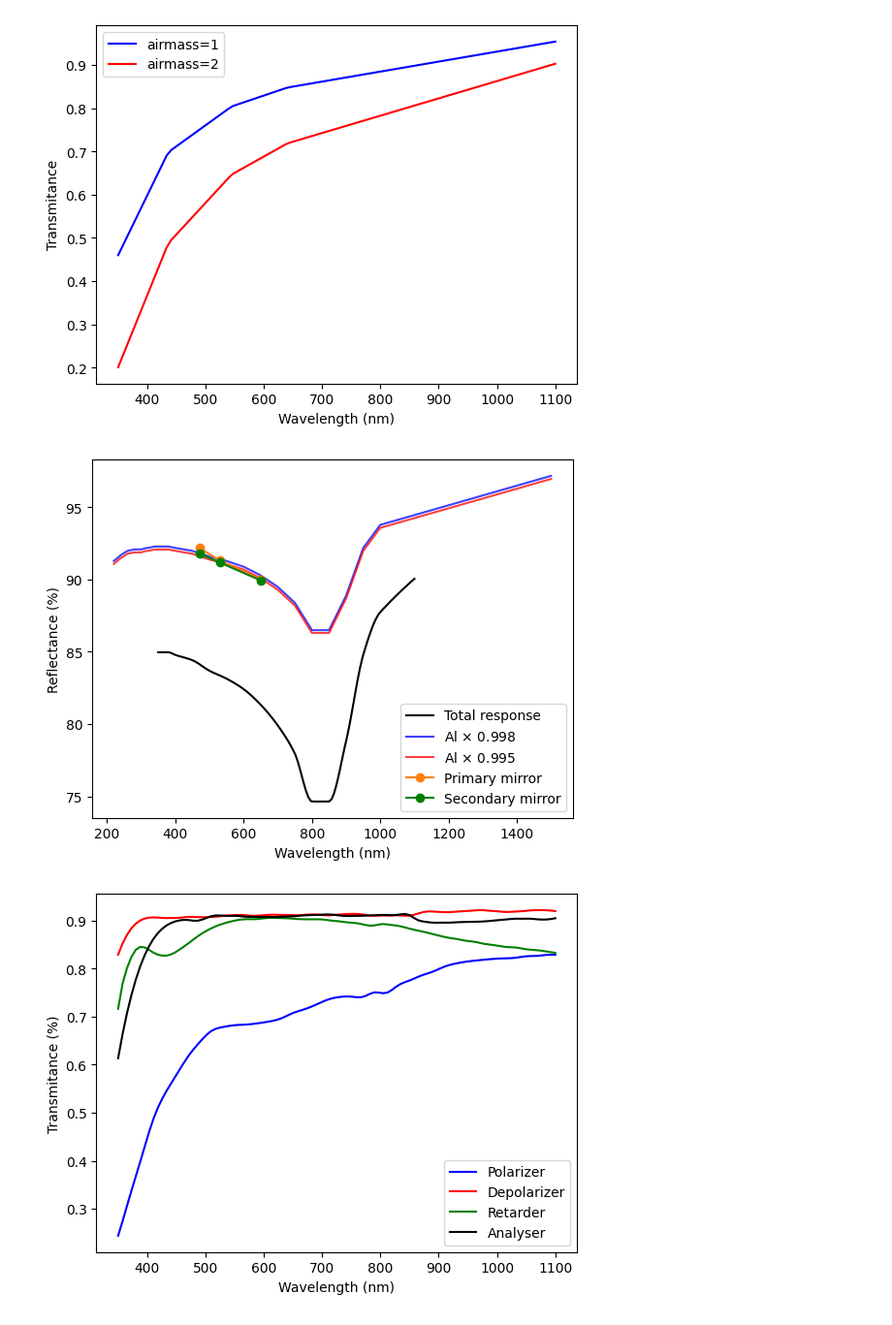
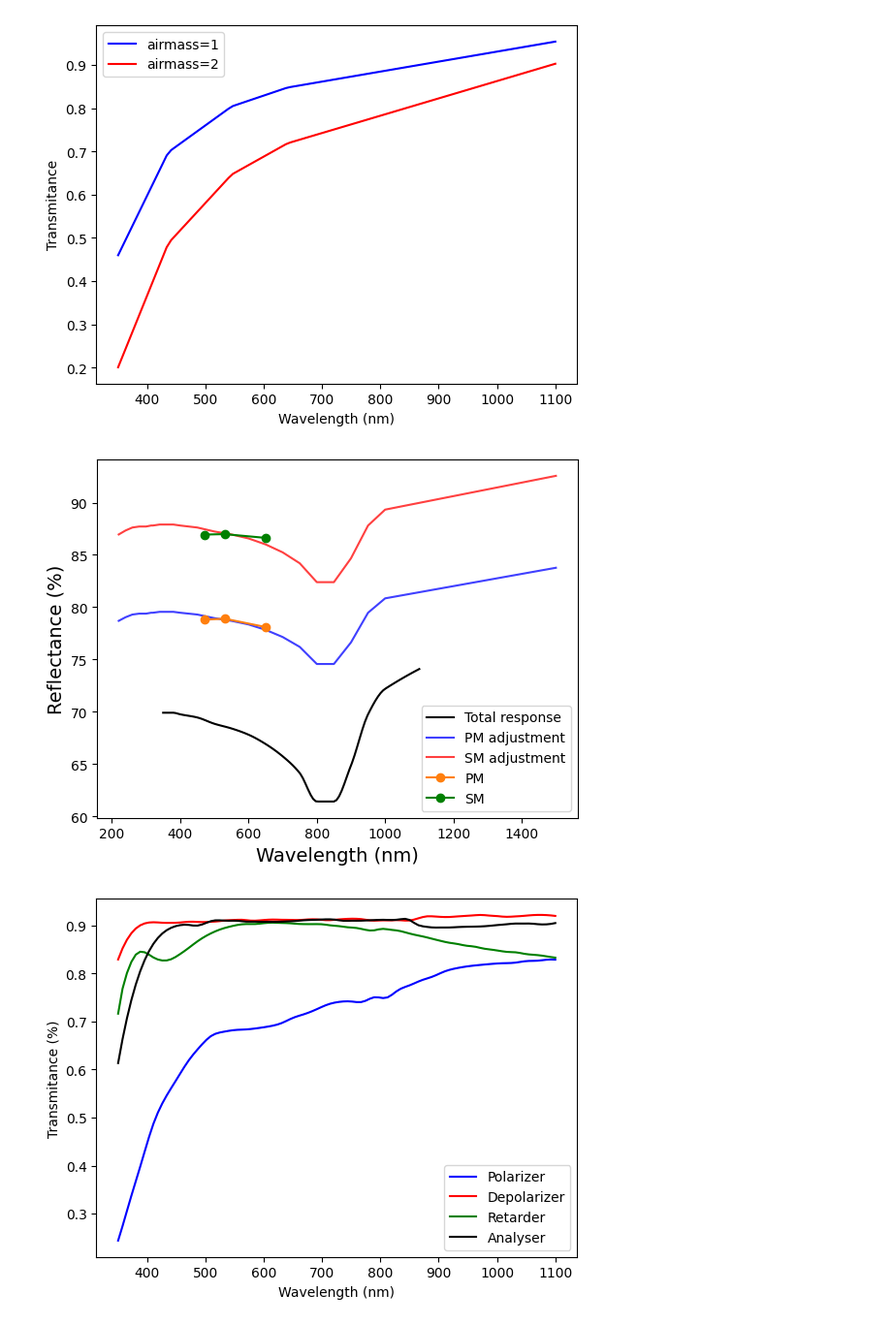
Before and after one commit to DBernardes/AIS, a Jupyter notebook: notebook/spectral_responses.ipynb, the cells around one changed output. Shown: that part at 97% size. Cells and saved outputs as stored; diff of their text form; code cells hidden in the pictures.

Commit message:
update the spectral response file

```diff
--- a/notebook/spectral_responses.ipynb
+++ b/notebook/spectral_responses.ipynb
@@ -272,54 +272,55 @@ from scipy.optimize import curve_fit
 
 from AIS.Spectral_Response import Telescope
 
+fontsize = 14
 base_path = os.path.join("..", "AIS", "Spectral_Response", "telescope")
 obj_wavelength = np.linspace(350, 1100, 100)
 telescope = Telescope()
-spectral_response = telescope.get_spectral_response(obj_wavelength, "20230329") * 100
+spectral_response = telescope.get_spectral_response(obj_wavelength, "20230328") * 100
 plt.plot(obj_wavelength, spectral_response, "k-", label="Total response")
 
 # ----------------------------------------------------------------------------------
 
-df = pd.read_csv(os.path.join(base_path, "reflectance_20230329.csv"))
+df = pd.read_csv(os.path.join(base_path, "reflectance_20230328.csv"))
 wv, M1, M2 = df["wavelength (nm)"], df["primary"], df["secondary"]
 
 ss = pd.read_csv(os.path.join(base_path, "aluminium_curve.csv"))
 
 
 def func(x, c):
     ss = pd.read_csv(os.path.join(base_path, "aluminium_curve.csv"))
     spl = splrep(ss["Wavelength (nm)"], ss["Transmitance (%)"])
     spectral_response = splev(x, spl)
     return spectral_response * c
 
 
 popt_M1, _ = curve_fit(func, wv, M1)
 popt_M2, _ = curve_fit(func, wv, M2)
 
 
 plt.plot(
     ss["Wavelength (nm)"],
     ss["Transmitance (%)"] * popt_M1[0],
     "b",
     alpha=0.75,
-    label=rf"Al $\times$ {popt_M1[0]:.3f}",
+    label=rf"PM adjustment",
 )
 plt.plot(
     ss["Wavelength (nm)"],
     ss["Transmitance (%)"] * popt_M2[0],
     "r",
     alpha=0.75,
-    label=rf"Al $\times$ {popt_M2[0]:.3f}",
+    label=rf"SM adjustment",
 )
-plt.plot(wv, M1, "o-", c="tab:orange", label="Primary mirror")
-plt.plot(wv, M2, "o-", c="g", label="Secondary mirror")
+plt.plot(wv, M1, "o-", c="tab:orange", label="PM")
+plt.plot(wv, M2, "o-", c="g", label="SM")
 plt.legend(loc="lower right")
-plt.xlabel("Wavelength (nm)")
-plt.ylabel("Reflectance (%)")
+plt.xlabel("Wavelength (nm)", fontsize=fontsize)
+plt.ylabel("Reflectance (%)", fontsize=fontsize)
 plt.savefig(os.path.join("figures", "adjust_aluminium_curve.png"), dpi=300)
 plt.show()
 # %% [output]
-[figure, old version]
+[figure, new version]
 # %%
 # SPECTRAL RESPONSES OF THE POLARIMETRIC COMPONENTS
 
```
Also changed, not shown: parts of 4 cells of this notebook, 5 other files.
